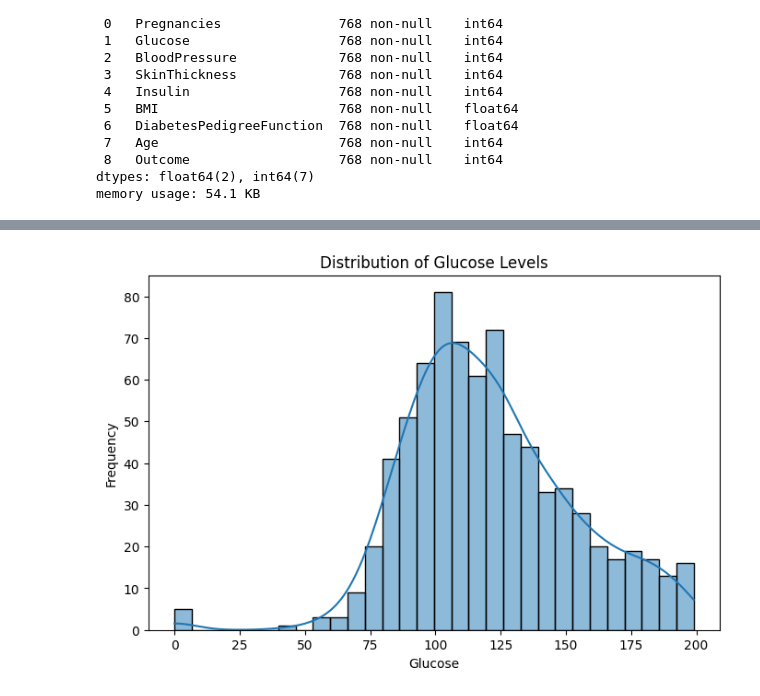
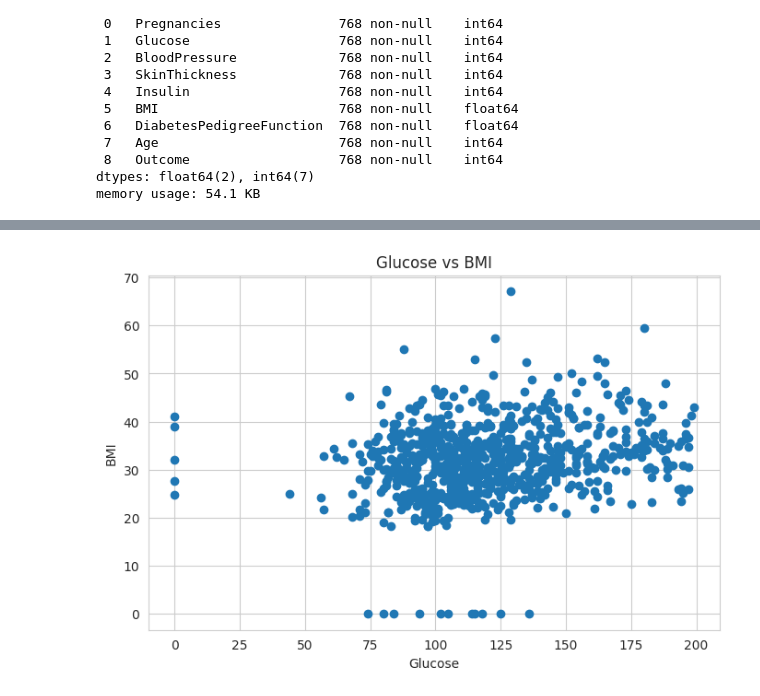
Before and after one commit to Nafeesatu/AI-bootcamp-portfolio, a Jupyter notebook: Diabetes_Dataset_EDA.ipynb, the cells around one changed output, grey strips where cells are left out. Cells and saved outputs as stored; diff of their text form; code cells hidden in the pictures.

```diff
--- a/Diabetes_Dataset_EDA.ipynb
+++ b/Diabetes_Dataset_EDA.ipynb
@@ -6,9 +40,12 @@ import pandas as pd
 import numpy as np
 import seaborn as sns
 import matplotlib.pyplot as plt
+
+%matplotlib inline
+sns.set_style("whitegrid")
 # %%
 #load datasets
-df = pd.read_csv("/content/diabetes.csv")
+df = pd.read_csv("/diabetes.csv")
 
 #preview
 df.head()
@@ -114,15 +174,16 @@ plt.show()
 # %%
-# Glucose distribution
+# Scatter Plot
 plt.figure(figsize=(8,5))
 
-sns.histplot(df['Glucose'],
-             kde=True,
-             bins=30)
+plt.scatter(df['Glucose'], df['BMI'])
 
-plt.title('Distribution of Glucose Levels')
+plt.title('Glucose vs BMI')
 plt.xlabel('Glucose')
-plt.ylabel('Frequency')
+plt.ylabel('BMI')
 
 plt.show()
+
+#Seaborn Version
+plt
 # %% [output]
-[figure, old version]
+[figure, new version]
```
Also changed, not shown: parts of 27 cells of this notebook.
